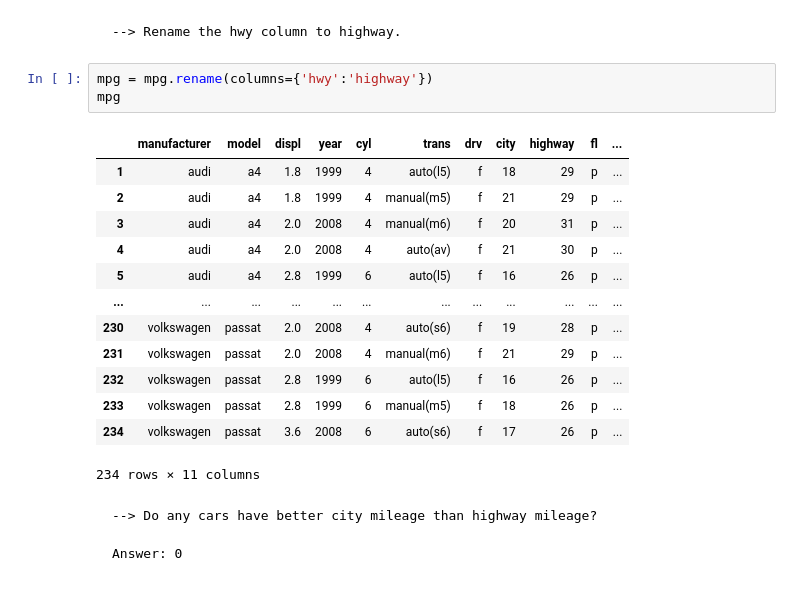
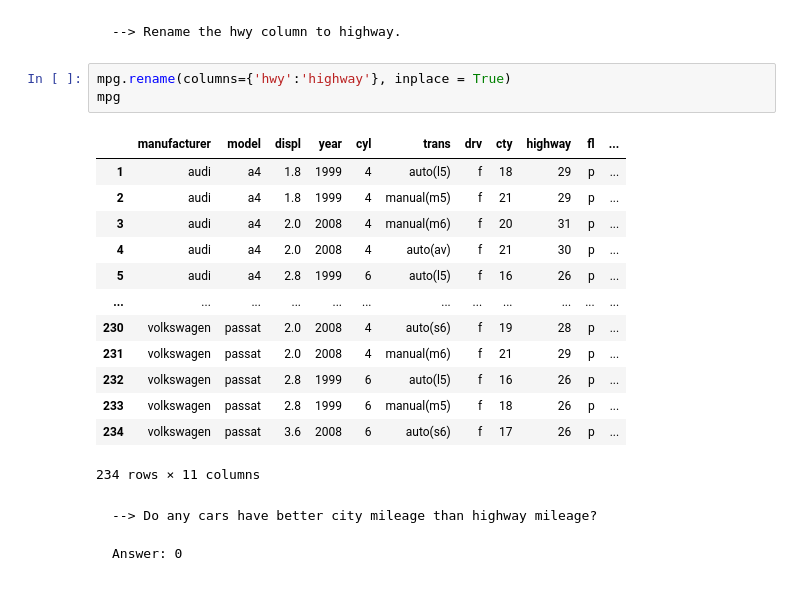
Before and after one commit to stephenkipkurui/numpy-pandas-visualization-exercises, a Jupyter notebook: dataframes.ipynb, the cells around one changed output. Saved outputs shown, nothing was run; the diff lists cells and outputs as text.

```diff
--- a/dataframes.ipynb
+++ b/dataframes.ipynb
@@ -290,10 +295,10 @@ mpg
 # %% [markdown]
     --> Rename the hwy column to highway.
 # %%
-mpg = mpg.rename(columns={'hwy':'highway'})
+mpg.rename(columns={'hwy':'highway'}, inplace = True)
 mpg
 # %% [output]
-|  | manufacturer | model | displ | year | cyl | trans | drv | city | highway | fl | ... |
+|  | manufacturer | model | displ | year | cyl | trans | drv | cty | highway | fl | ... |
 | 1 | audi | a4 | 1.8 | 1999 | 4 | auto(l5) | f | 18 | 29 | p | ... |
 | 2 | audi | a4 | 1.8 | 1999 | 4 | manual(m5) | f | 21 | 29 | p | ... |
 | 3 | audi | a4 | 2.0 | 2008 | 4 | manual(m6) | f | 20 | 31 | p | ... |
```
Also changed, not shown: parts of 22 cells of this notebook.
